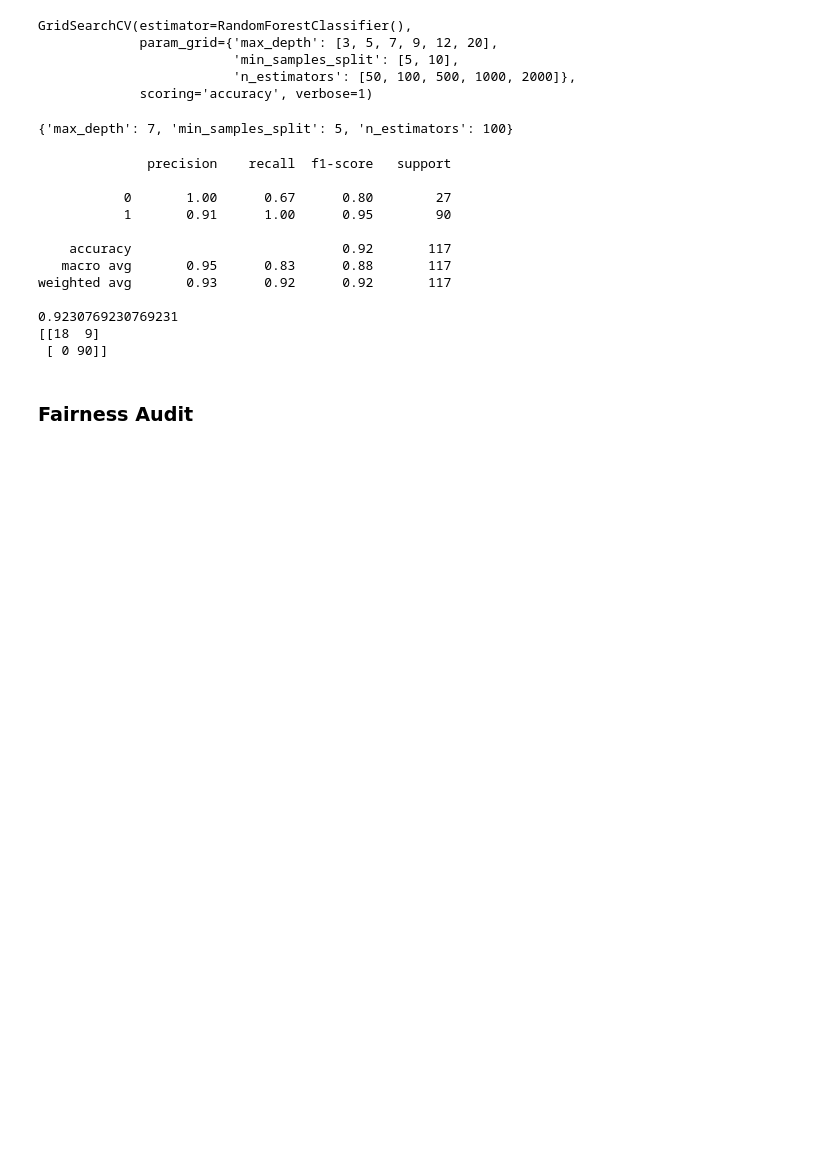
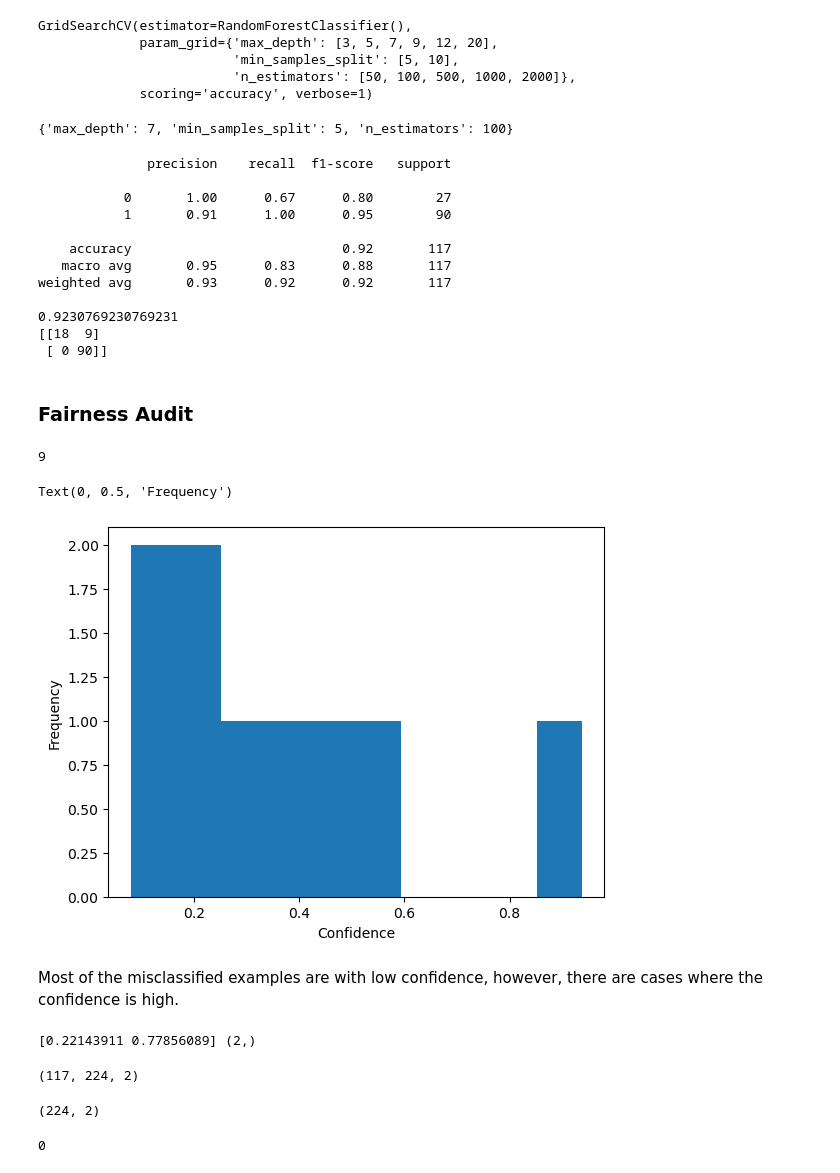
Before and after one commit to shreemayisonti7/fairness_audit, a Jupyter notebook: improved_model.ipynb, the cells around one changed output. Saved outputs shown, nothing was run; the diff lists cells and outputs as text; code cells hidden in the pictures; blank space fills up the shorter version.

Commit message:
Added code for SHAP and improvement

```diff
--- a/improved_model.ipynb
+++ b/improved_model.ipynb
@@ -277,0 +281,21 @@ from fairlearn.metrics import false_negative_rate, false_positive_rate
+# %%
+incorrectly_classified = np.where(y_pred != y_test)[0]
+correctly_classified = np.where(y_pred == y_test)[0]
+# %%
+# Analyzing model's confidence in misclassified examples
+predicted_probabilities = best_model.predict_proba(X_test)
+confidence = np.abs(predicted_probabilities[:, 0] - predicted_probabilities[:, 1])
+# %%
+confidence_misclassified = confidence[incorrectly_classified]
+len(confidence_misclassified)
+# %% [output]
+9
+# %%
+plt.hist(confidence_misclassified)
+plt.xlabel('Confidence')
+plt.ylabel('Frequency')
+# %% [output]
+Text(0, 0.5, 'Frequency')
+[figure, added]
+# %% [markdown]
+Most of the misclassified examples are with low confidence, however, there are cases where the confidence is high.
@@ -277,0 +307,14 @@ from fairlearn.metrics import false_negative_rate, false_positive_rate
+# %%
+print(explainer.expected_value, explainer.expected_value.shape)
+shap_values.shape
+# %% [output]
+[0.22143911 0.77856089] (2,)
+(117, 224, 2)
+# %%
+shap_values[3].shape
+# %% [output]
+(224, 2)
+# %%
+y_test.values[3]
+# %% [output]
+0
```
Also changed, not shown: parts of 15 cells of this notebook, 1 other file.
